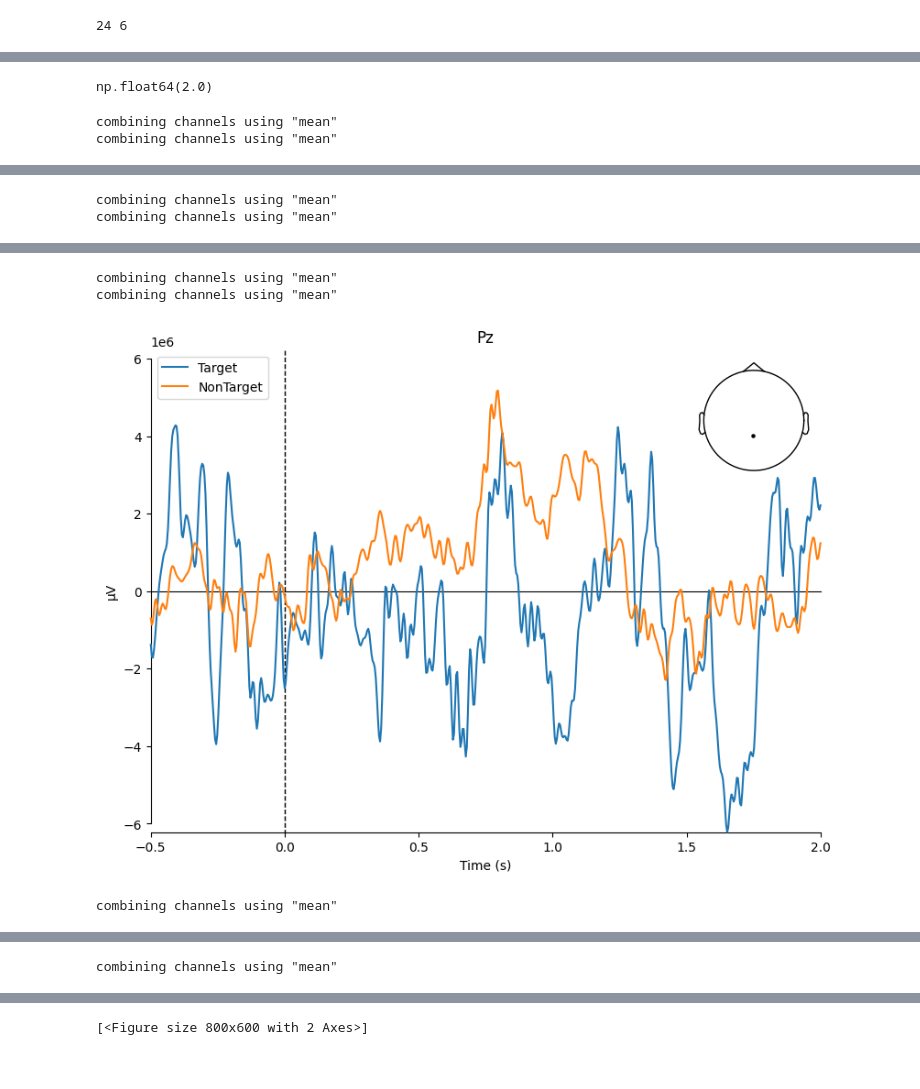
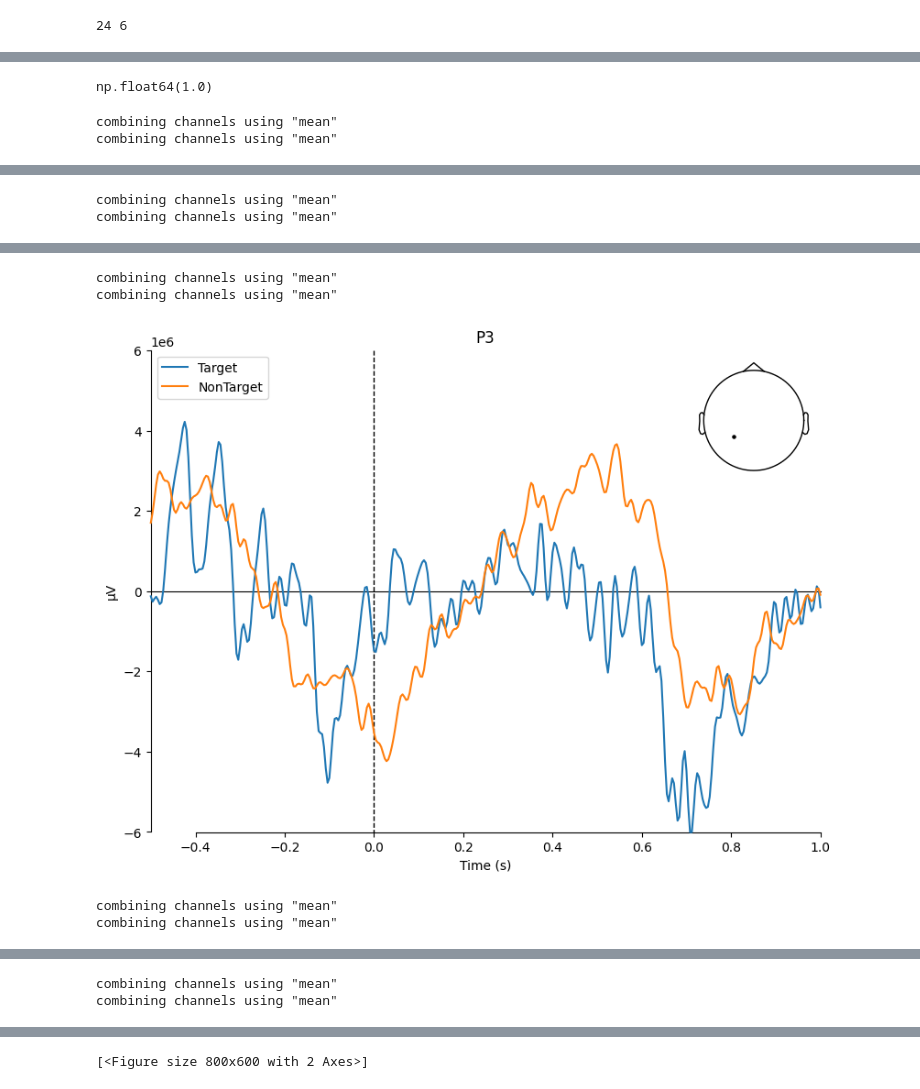
Before and after one commit to Saifa36622/bci_code, a Jupyter notebook: Combine.ipynb, the cells around one changed output, grey strips where cells are left out. Saved outputs shown, nothing was run; the diff lists cells and outputs as text; code cells hidden in the pictures.

```diff
--- a/Combine.ipynb
+++ b/Combine.ipynb
@@ -319,7 +318,7 @@ events3 = np.column_stack((np.array(event_timestamp3, dtype = int),np.zeros(len(
 # %%
 OpenBCI_epochs1 = mne.Epochs(ICA_filtered1, events1,
         tmin= -0.5,     # init timestamp of epoch (0 means trigger timestamp same as event start)
-        tmax= 2,    # final timestamp (10 means set epoch duration 10 second)
+        tmax= 1.0,    # final timestamp (10 means set epoch duration 10 second)
         event_id =events_id2,
         preload = True,
         event_repeated='drop',
@@ -327,7 +326,7 @@ OpenBCI_epochs1 = mne.Epochs(ICA_filtered1, events1,
     )
 OpenBCI_epochs2 = mne.Epochs(ICA_filtered2, events2,
         tmin= -0.5,     # init timestamp of epoch (0 means trigger timestamp same as event start)
-        tmax= 2,    # final timestamp (10 means set epoch duration 10 second)
+        tmax= 1.0,    # final timestamp (10 means set epoch duration 10 second)
         event_id =events_id2,
         preload = True,
         event_repeated='drop',
@@ -335,7 +334,7 @@ OpenBCI_epochs2 = mne.Epochs(ICA_filtered2, events2,
     )
 OpenBCI_epochs3 = mne.Epochs(ICA_filtered3, events3,
         tmin= -0.5,     # init timestamp of epoch (0 means trigger timestamp same as event start)
-        tmax= 2,    # final timestamp (10 means set epoch duration 10 second)
+        tmax= 1.0,    # final timestamp (10 means set epoch duration 10 second)
         event_id =events_id2,
         preload = True,
         event_repeated='drop',
@@ -393,7 +392,7 @@ evoked_nontarget.plot(spatial_colors=True, titles='Non-Target')
 # %%
 evoked_target.times[-1]
 # %% [output]
-np.float64(2.0)
+np.float64(1.0)
 # %%
 mne.viz.plot_compare_evokeds(
     {
@@ -401,7 +400,7 @@ mne.viz.plot_compare_evokeds(
         # 'SubTarget': evoked_subtarget,
         'NonTarget': evoked_nontarget
     },
-    picks='Fz',  # or your preferred channel
+    picks='Pz',  # or your preferred channel
     combine='mean'
 )
 mne.viz.plot_compare_evokeds(
@@ -419,9 +418,20 @@ mne.viz.plot_compare_evokeds(
         # 'SubTarget': evoked_subtarget,
         'NonTarget': evoked_nontarget
     },
-    picks='Pz',  # or your preferred channel
+    picks='P3',  # or your preferred channel
     combine='mean'
 )
+
+mne.viz.plot_compare_evokeds(
+    {
+        'Target': evoked_target,
+        # 'SubTarget': evoked_subtarget,
+        'NonTarget': evoked_nontarget
+    },
+    picks='P4',  # or your preferred channel
+    combine='mean'
+)
+
 
 mne.viz.plot_compare_evokeds(
     {
@@ -442,4 +452,5 @@ combining channels using "mean"
 combining channels using "mean"
 combining channels using "mean"
-[figure, old version]
+[figure, new version]
 combining channels using "mean"
+combining channels using "mean"
@@ -446 +458,2 @@ combining channels using "mean"
 combining channels using "mean"
+combining channels using "mean"
```
Also changed, not shown: parts of 7 cells of this notebook, 41 other files.
